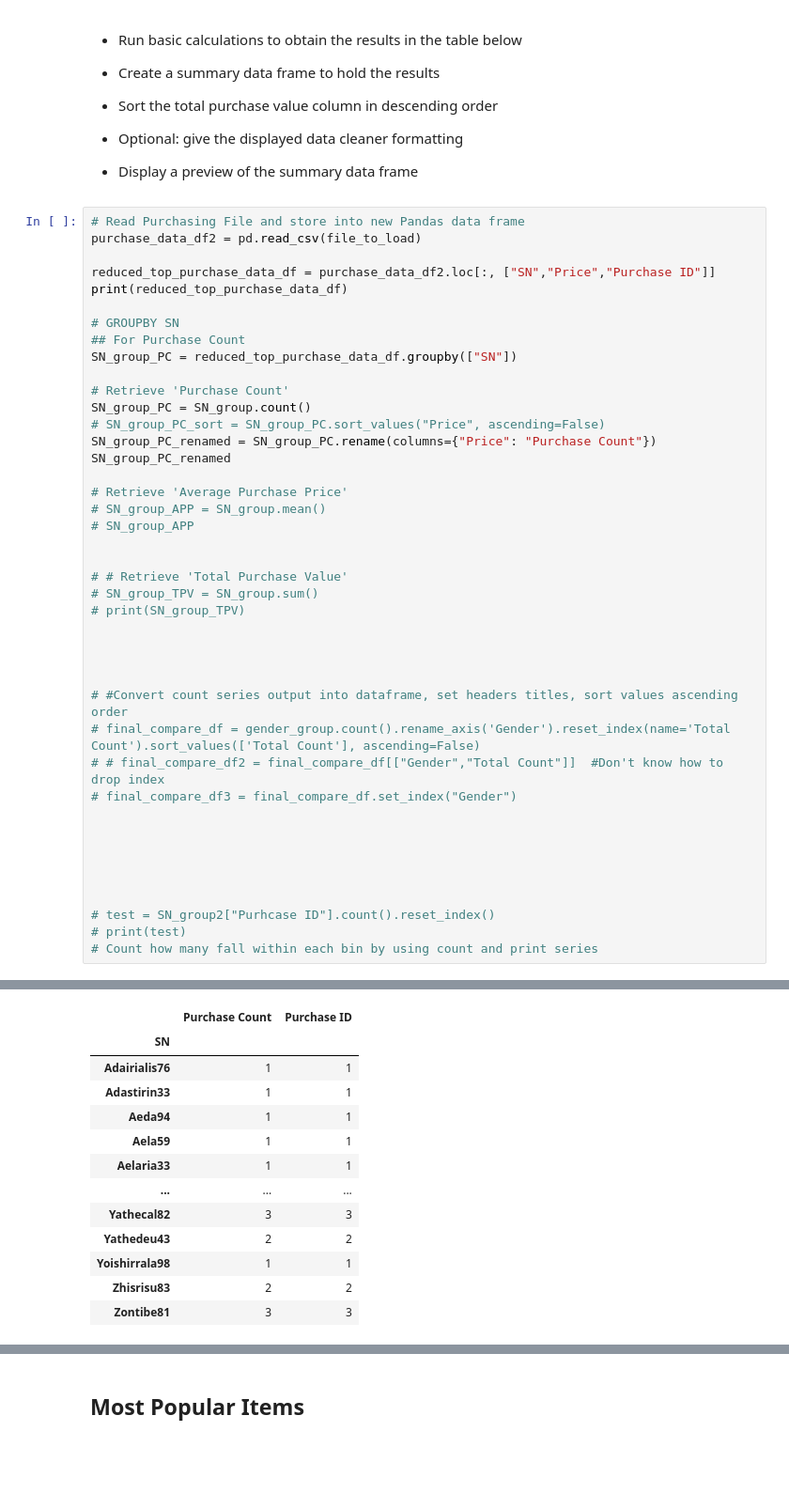
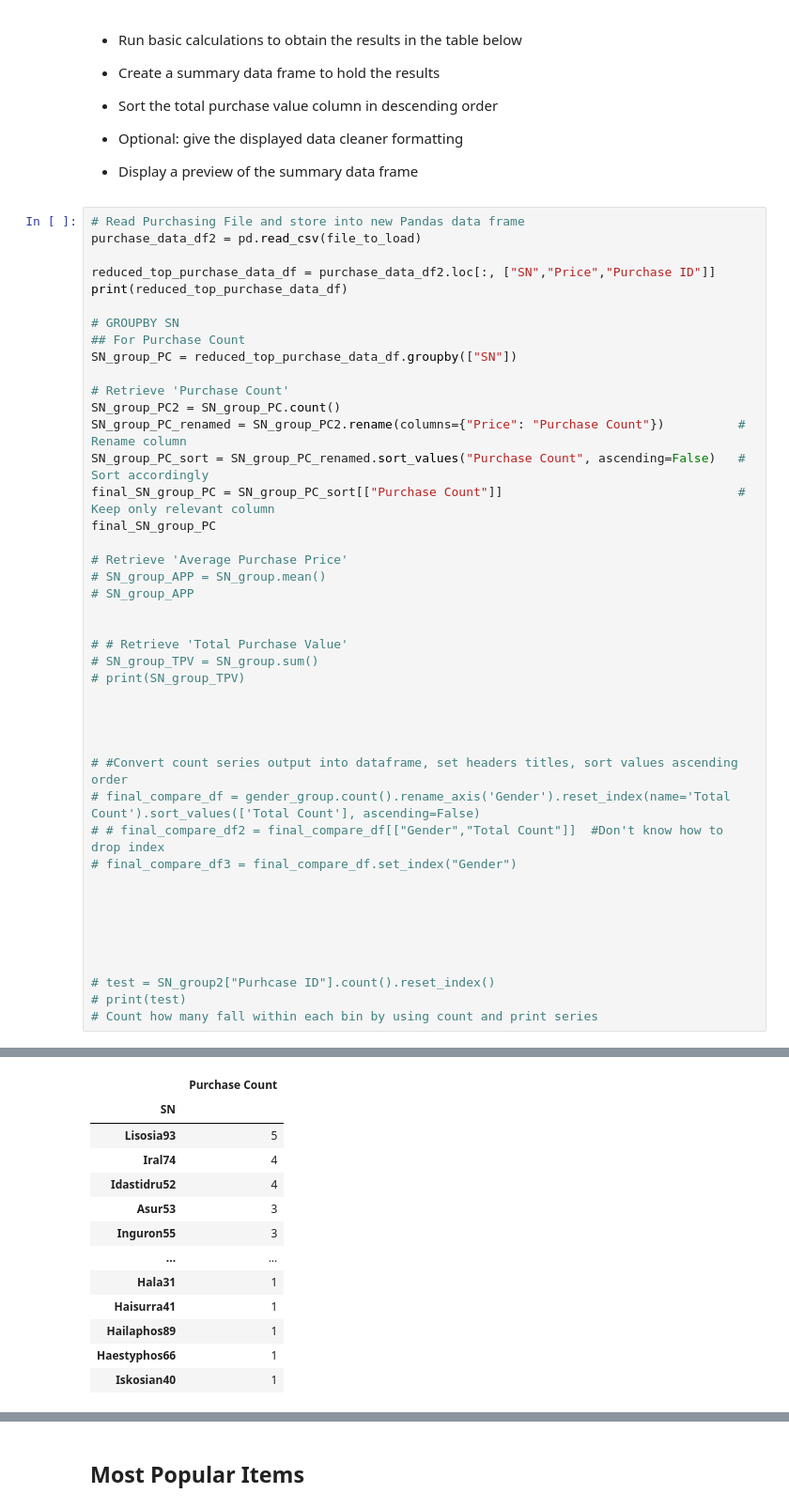
Before and after one commit to chiron-chiron/pandas-challenge, a Jupyter notebook: HeroesOfPymoli/HeroesOfPymoli_starter.ipynb, the cells around one changed output, grey strips where cells are left out. Shown at 94% size. Saved outputs shown, nothing was run; the diff lists cells and outputs as text; blank space fills up the shorter version.

```diff
--- a/HeroesOfPymoli/HeroesOfPymoli_starter.ipynb
+++ b/HeroesOfPymoli/HeroesOfPymoli_starter.ipynb
@@ -385,10 +385,11 @@ print(reduced_top_purchase_data_df)
 SN_group_PC = reduced_top_purchase_data_df.groupby(["SN"])
 
 # Retrieve 'Purchase Count'
-SN_group_PC = SN_group.count()
-# SN_group_PC_sort = SN_group_PC.sort_values("Price", ascending=False)
-SN_group_PC_renamed = SN_group_PC.rename(columns={"Price": "Purchase Count"})
-SN_group_PC_renamed
+SN_group_PC2 = SN_group_PC.count()
+SN_group_PC_renamed = SN_group_PC2.rename(columns={"Price": "Purchase Count"})          # Rename column
+SN_group_PC_sort = SN_group_PC_renamed.sort_values("Purchase Count", ascending=False)   # Sort accordingly
+final_SN_group_PC = SN_group_PC_sort[["Purchase Count"]]                                # Keep only relevant column
+final_SN_group_PC
 
 # Retrieve 'Average Purchase Price'
 # SN_group_APP = SN_group.mean()
@@ -403,43 +404,43 @@ SN_group_PC_renamed
 
 
 # #Convert count series output into dataframe, set headers titles, sort values ascending order
 # final_compare_df = gender_group.count().rename_axis('Gender').reset_index(name='Total Count').sort_values(['Total Count'], ascending=False)
 # # final_compare_df2 = final_compare_df[["Gender","Total Count"]]  #Don't know how to drop index
 # final_compare_df3 = final_compare_df.set_index("Gender")
 
 
 
 
 
 
 # test = SN_group2["Purhcase ID"].count().reset_index()
 # print(test)
 # Count how many fall within each bin by using count and print series
 # %% [output]
                 SN  Price  Purchase ID
 0          Lisim78   3.53            0
 1      Lisovynya38   1.56            1
 2       Ithergue48   4.88            2
 3    Chamassasya86   3.27            3
 4        Iskosia90   1.44            4
 ..             ...    ...          ...
 775     Aethedru70   3.54          775
 776         Iral74   1.63          776
 777     Yathecal72   3.46          777
 778        Sisur91   4.19          778
 779      Ennrian78   4.60          779
 
 [780 rows x 3 columns]
-|  | Purchase Count | Purchase ID |
-| SN |  |  |
-| Adairialis76 | 1 | 1 |
-| Adastirin33 | 1 | 1 |
-| Aeda94 | 1 | 1 |
-| Aela59 | 1 | 1 |
-| Aelaria33 | 1 | 1 |
-| ... | ... | ... |
-| Yathecal82 | 3 | 3 |
-| Yathedeu43 | 2 | 2 |
-| Yoishirrala98 | 1 | 1 |
-| Zhisrisu83 | 2 | 2 |
-| Zontibe81 | 3 | 3 |
+|  | Purchase Count |
+| SN |  |
+| Lisosia93 | 5 |
+| Iral74 | 4 |
+| Idastidru52 | 4 |
+| Asur53 | 3 |
+| Inguron55 | 3 |
+| ... | ... |
+| Hala31 | 1 |
+| Haisurra41 | 1 |
+| Hailaphos89 | 1 |
+| Haestyphos66 | 1 |
+| Iskosian40 | 1 |
```
Also changed, not shown: parts of 1 cell of this notebook.
